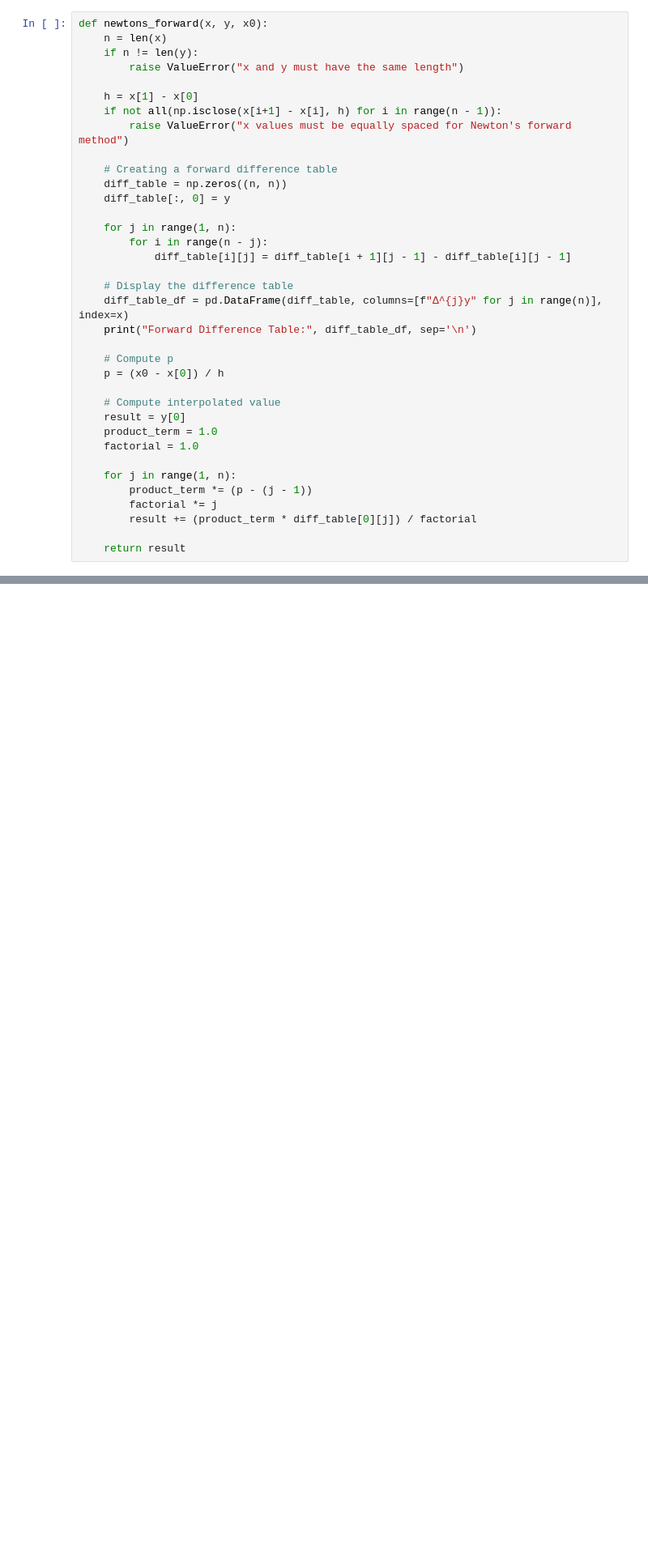
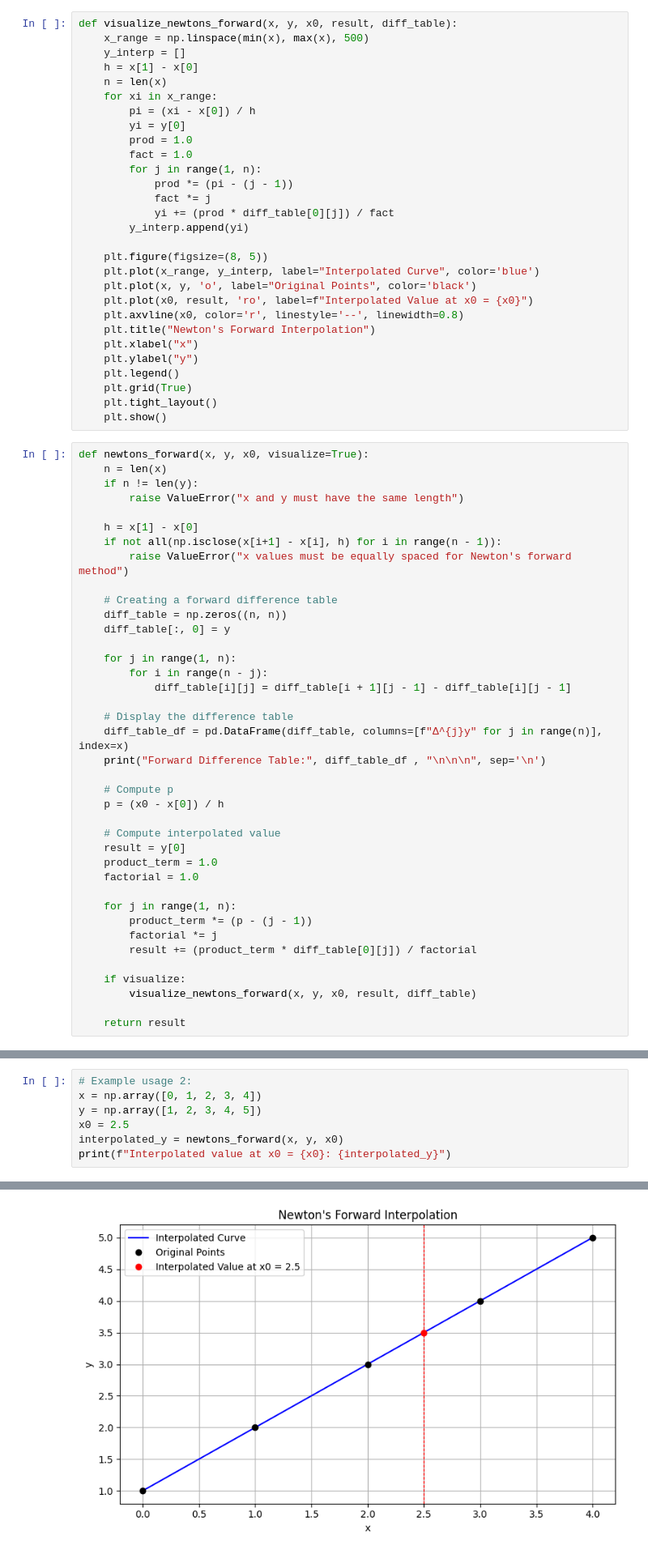
Before and after one commit to nyanko3434/Year-2_Part-II_Numerical_Method_Lab, a Jupyter notebook: Lab1/interpolationMethod.ipynb, the cells around one changed output, grey strips where cells are left out. Shown at 81% size. Drawn from its saved outputs; the diff is of its cells as text; blank space fills up the shorter version.

```diff
--- a/Lab1/interpolationMethod.ipynb
+++ b/Lab1/interpolationMethod.ipynb
@@ -31,8 +32,37 @@ import pandas as pd
 #         result += diff_table[0][j] * product_term / fact
 
 #     return result
+# %%
+def visualize_newtons_forward(x, y, x0, result, diff_table):
+    x_range = np.linspace(min(x), max(x), 500)
+    y_interp = []
+    h = x[1] - x[0]
+    n = len(x)
+    for xi in x_range:
+        pi = (xi - x[0]) / h
+        yi = y[0]
+        prod = 1.0
+        fact = 1.0
+        for j in range(1, n):
+            prod *= (pi - (j - 1))
+            fact *= j
+            yi += (prod * diff_table[0][j]) / fact
+        y_interp.append(yi)
+
+    plt.figure(figsize=(8, 5))
+    plt.plot(x_range, y_interp, label="Interpolated Curve", color='blue')
+    plt.plot(x, y, 'o', label="Original Points", color='black')
+    plt.plot(x0, result, 'ro', label=f"Interpolated Value at x0 = {x0}")
+    plt.axvline(x0, color='r', linestyle='--', linewidth=0.8)
+    plt.title("Newton's Forward Interpolation")
+    plt.xlabel("x")
+    plt.ylabel("y")
+    plt.legend()
+    plt.grid(True)
+    plt.tight_layout()
+    plt.show()
 # %%
-def newtons_forward(x, y, x0):
+def newtons_forward(x, y, x0, visualize=True):
     n = len(x)
     if n != len(y):
         raise ValueError("x and y must have the same length")
@@ -51,7 +81,7 @@ def newtons_forward(x, y, x0):
 
     # Display the difference table
     diff_table_df = pd.DataFrame(diff_table, columns=[f"Δ^{j}y" for j in range(n)], index=x)
-    print("Forward Difference Table:", diff_table_df, sep='\n')
+    print("Forward Difference Table:", diff_table_df , "\n\n\n", sep='\n')
 
     # Compute p
     p = (x0 - x[0]) / h
@@ -66,5 +96,8 @@ def newtons_forward(x, y, x0):
         factorial *= j
         result += (product_term * diff_table[0][j]) / factorial
 
+    if visualize:
+        visualize_newtons_forward(x, y, x0, result, diff_table)
+
     return result
 # %%
@@ -85,0 +120,8 @@ Interpolated value at x0 = 6: 36.0
+# %%
+# Example usage 2:
+x = np.array([0, 1, 2, 3, 4])
+y = np.array([1, 2, 3, 4, 5])
+x0 = 2.5
+interpolated_y = newtons_forward(x, y, x0)
+print(f"Interpolated value at x0 = {x0}: {interpolated_y}")
+# %% [output]
@@ -85,0 +135 @@ Interpolated value at x0 = 6: 36.0
+[figure, added]
```
Also changed, not shown: parts of 5 cells of this notebook.
